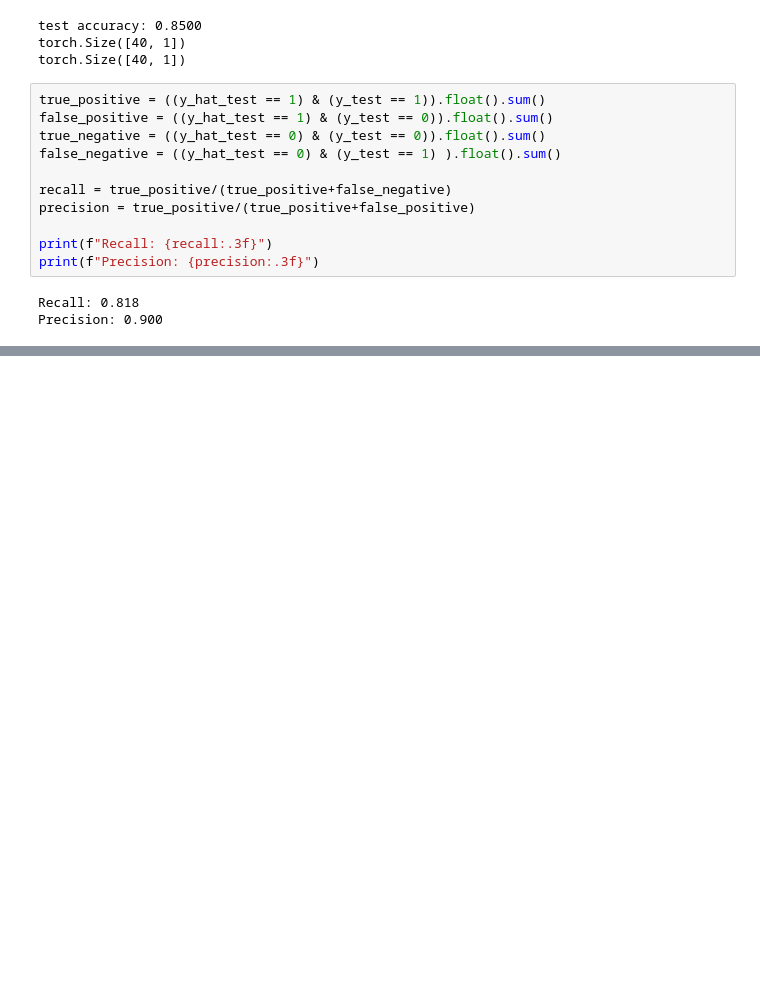
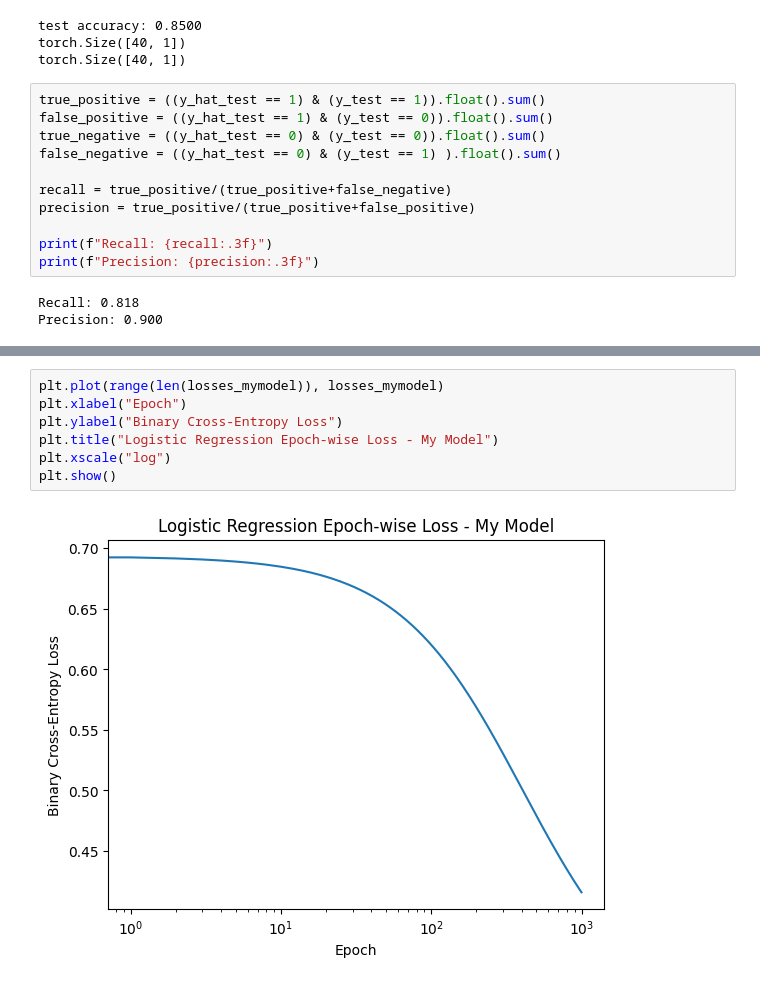
Before and after one commit to hemtilva/es335-assignment2, a Jupyter notebook: task5.ipynb, the cells around one changed output, grey strips where cells are left out. Cells and saved outputs as stored; diff of their text form; blank space fills up the shorter version.

```diff
--- a/task5.ipynb
+++ b/task5.ipynb
@@ -112,0 +205,9 @@ Precision: 0.900
+# %%
+plt.plot(range(len(losses_mymodel)), losses_mymodel)
+plt.xlabel("Epoch")
+plt.ylabel("Binary Cross-Entropy Loss")
+plt.title("Logistic Regression Epoch-wise Loss - My Model")
+plt.xscale("log")
+plt.show()
+# %% [output]
+[figure, added]
```
Also changed, not shown: parts of 23 cells of this notebook.
